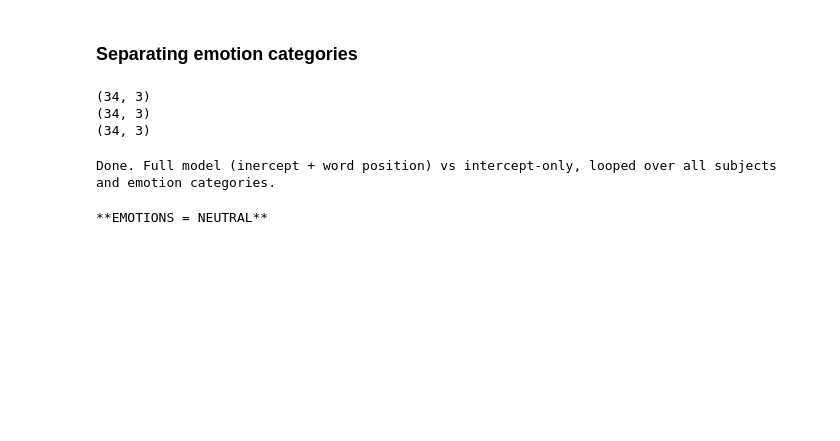
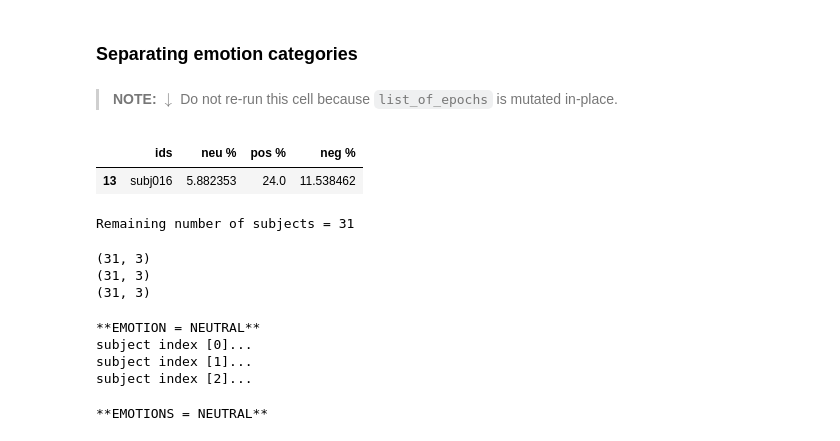
Before and after one commit to amandalin047/Updating_rERP_2023, a Jupyter notebook: deconvolution/deconv_v4.ipynb, the cells around one changed output. Drawn from its saved outputs; the diff is of its cells as text; code cells hidden in the pictures; blank space fills up the shorter version.

Commit message:
added condition trial count check

```diff
--- a/deconvolution/deconv_v4.ipynb
+++ b/deconvolution/deconv_v4.ipynb
@@ -193,7 +193,7 @@ word_pos_predictor_rand_perm = np.vstack([np.log(np.random.permutation(np.arange
 drop_log_file = open(f"{WEIHUN_RESULTS}/epochs_drop_log.txt", "w")
 list_of_epochs, list_of_evokeds =[], []
 list_of_matrices, list_of_matrices_perm, list_of_matrices_rand_perm = [], [], []
-subj_drop_indices = []
+subj_ids, subj_drop_indices = [], []
 for num in range(1, 40):
     raw_file_name = f"subj{str(num).zfill(3)}_raw.fif"
     try:
@@ -237,6 +237,7 @@ for num in range(1, 40):
     if drop_percentage >= DROP_PERCENTAGE_THRESHOLD:
         continue
     subj_drop_indices.append(drop_indices)
+    subj_ids.append(f"subj{str(num).zfill(3)}")
     mask[drop_indices] = 0
 
     n_trials = len(epochs)
@@ -511,3 +511,39 @@ subj_drop_indices
+# %% [markdown]
+> <strong>NOTE:</strong> $\downarrow$ Do not re-run this cell because `list_of_epochs` is mutated in-place.
+# %%
+time_lock_points = [x for x in pd.DataFrame(epochs.annotations)["description"] if x.startswith("w1/")]
+assert len(time_lock_points) == total_n_trials
+subj_conditions = [np.array([t.split("/")[1] for t in time_lock_points]) for _ in subj_drop_indices]
+masks = [np.arange(1, total_n_trials+1) for _ in subj_drop_indices]
+for mask, indices, conditions in zip(masks, subj_drop_indices, subj_conditions):
+    mask[indices] = 0
+    conditions[mask==0] = "-"
+
+subj_condition_counts = [[np.sum(conditions==c) for c in ("neu", "pos", "neg")]
+                                                for conditions in subj_conditions]
+table = pd.DataFrame(data=subj_condition_counts,
+                     columns=["neu %", "pos %", "neg %"])
+table = table.astype(float)
+
+def get_frac(x, col):
+    my_d = {"neu %": 102, "pos %": 50, "neg %": 52} # total trial count per condition is hard coded here... lol
+    return (1 - x/my_d[col]) * 100
+for col in ["neu %", "pos %", "neg %"]:
+    table[col] = table[col].map(get_frac, col=col)
+
+table.insert(0, "ids", subj_ids)
+table["ids"] = table["ids"].astype(str)
+to_drop = table.loc[(table["neu %"] > DROP_PERCENTAGE_THRESHOLD)
+                   |(table["pos %"] > DROP_PERCENTAGE_THRESHOLD)
+                   |(table["neg %"] > DROP_PERCENTAGE_THRESHOLD)]
+display(to_drop)
+for idx in to_drop.index:
+    list_of_epochs.pop(idx)
+print(f"Remaining number of subjects = {len(list_of_epochs)}")
+# %% [output]
+|  | ids | neu % | pos % | neg % |
+| 13 | subj016 | 5.882353 | 24.0 | 11.538462 |
+Remaining number of subjects = 31
 # %%
 emotions = ["neu", "pos", "neg"]
 emotions_for_display = {"neu": "NEUTRAL", "pos": "POSITIVE", "neg": "NEGATIVE"}
@@ -537,9 +573,9 @@ print(arr_of_epochs_with_emo.shape)
 print(arr_of_evokeds_with_emo.shape)
 print(arr_of_matrices_with_emo.shape)
 # %% [output]
-(34, 3)
-(34, 3)
-(34, 3)
+(31, 3)
+(31, 3)
+(31, 3)
 # %%
 model_comparison_with_emo = dict()
 for j in range(arr_of_epochs_with_emo.shape[1]):
@@ -558,7 +594,10 @@ for j in range(arr_of_epochs_with_emo.shape[1]):
     clear_output()
 print("Done. Full model (inercept + word position) vs intercept-only, looped over all subjects and emotion categories.")
 # %% [output]
-Done. Full model (inercept + word position) vs intercept-only, looped over all subjects and emotion categories.
+**EMOTION = NEUTRAL**
+subject index [0]...
+subject index [1]...
+subject index [2]...
 # %%
 improve_dfs_with_emo = {key: compare_model_fit(model_comparison_with_emo[key].outer_scores_full_per_subj,
                                                model_comparison_with_emo[key].outer_scores_restricted_per_subj,
```
Also changed, not shown: parts of 2 cells of this notebook.
